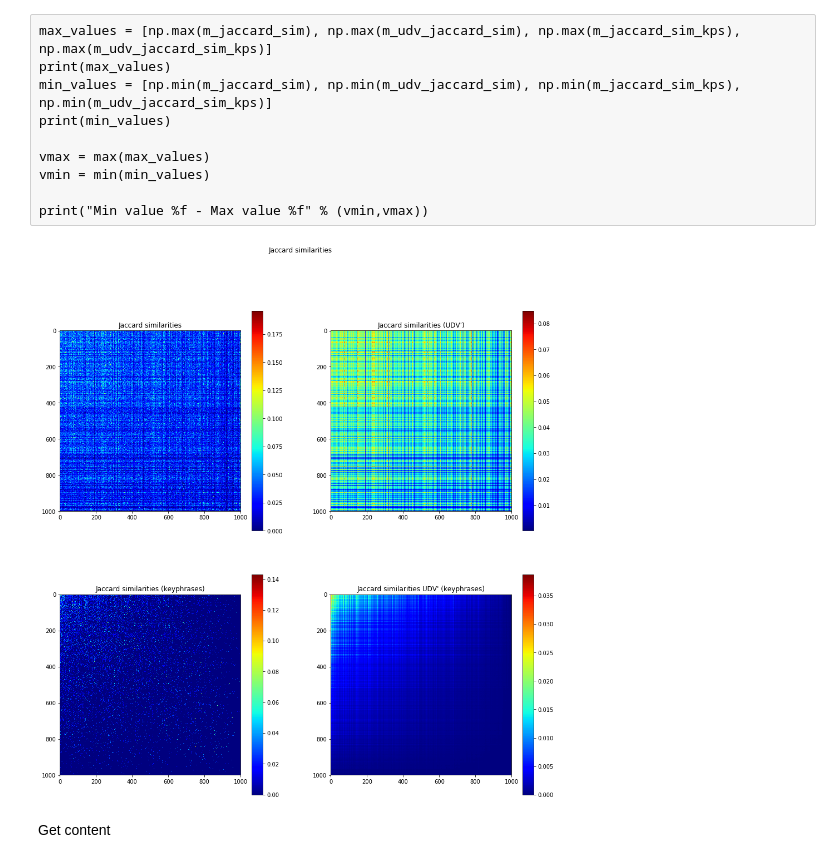
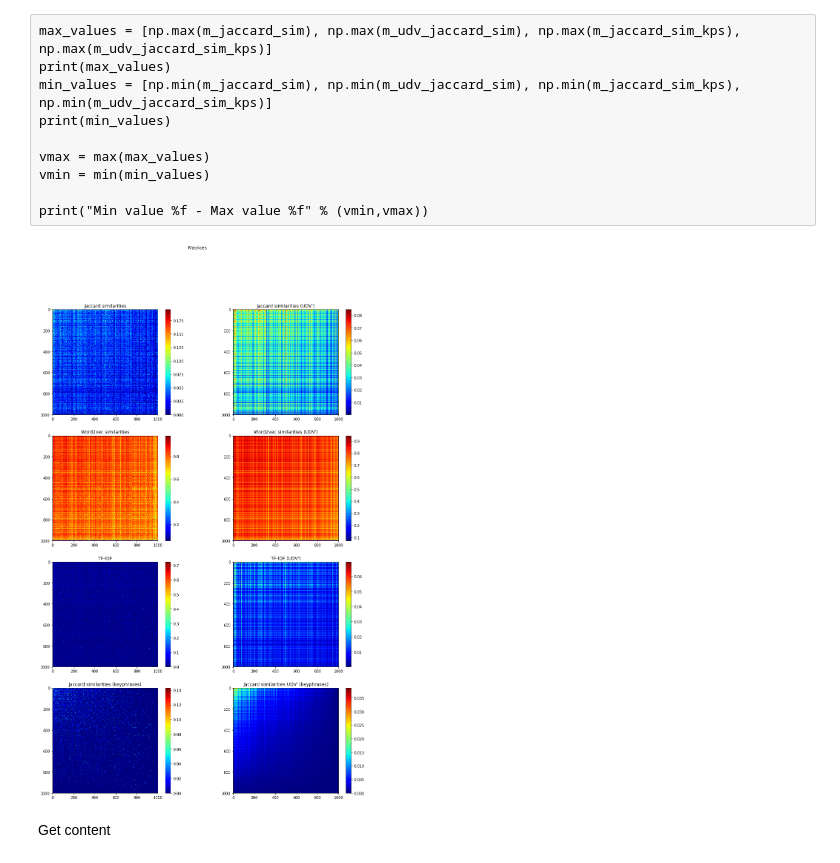
Before and after one commit to sdhdez/article-similarity, a Jupyter notebook: notebooks/measures/03a-load-matrices-bow-bok.ipynb, the cells around one changed output. Cells and saved outputs as stored; diff of their text form; code cells hidden in the pictures.

```diff
--- a/notebooks/measures/03a-load-matrices-bow-bok.ipynb
+++ b/notebooks/measures/03a-load-matrices-bow-bok.ipynb
@@ -94,0 +99,4 @@ print(m_udv_jaccard_sim_kps)
+# %%
+docs_samples_tf_idf_udv_path = get_relative_path(data_path, DOCS_SAMPLES_TF_IDF_UDV)
+m_udv_tf_idf = load_pickle(docs_samples_tf_idf_udv_path)
+print(m_udv_tf_idf)
@@ -94,0 +111,4 @@ print(m_udv_jaccard_sim_kps)
+# %%
+docs_samples_word2vec_sim_path = get_relative_path(data_path, DOCS_SAMPLES_WORD2VEC_SIM)
+m_word2vec_sim = load_pickle(docs_samples_word2vec_sim_path)
+print(m_word2vec_sim)
@@ -94,0 +123,4 @@ print(m_udv_jaccard_sim_kps)
+# %%
+docs_samples_word2vec_sim_udv_path = get_relative_path(data_path, DOCS_SAMPLES_WORD2VEC_SIM_UDV)
+m_udv_word2vec_sim = load_pickle(docs_samples_word2vec_sim_udv_path)
+print(m_udv_word2vec_sim)
@@ -110,6 +150,12 @@ m_jaccard_sim = m_jaccard_sim[ordered_indices_m,:][:,ordered_indices_n]
 m_udv_jaccard_sim = m_udv_jaccard_sim[ordered_indices_m,:][:,ordered_indices_n]
 m_jaccard_sim_kps = m_jaccard_sim_kps[ordered_indices_m,:][:,ordered_indices_n]
 m_udv_jaccard_sim_kps = m_udv_jaccard_sim_kps[ordered_indices_m,:][:,ordered_indices_n]
+
+m_tf_idf = m_tf_idf[ordered_indices_m,:][:,ordered_indices_n]
+m_udv_tf_idf = m_udv_tf_idf[ordered_indices_m,:][:,ordered_indices_n]
+# Word2vec
+m_word2vec_sim = m_word2vec_sim[ordered_indices_m,:][:,ordered_indices_n]
+m_udv_word2vec_sim = m_udv_word2vec_sim[ordered_indices_m,:][:,ordered_indices_n]
 # %%
 import matplotlib as mpl
 import matplotlib.pyplot as plt
@@ -132,37 +178,58 @@ vmin = min(min_values)
 
 print("Min value %f - Max value %f" % (vmin,vmax))
 # %%
-fig = plt.figure(figsize=(16,16))
-fig.suptitle("Jaccard similarities")
+fig = plt.figure(figsize=(16, 24))
+fig.suptitle("Matrices")
 
 # Words
-ax_jaccard_sim = plt.subplot(2, 2, 1)
+ax_jaccard_sim = plt.subplot(4, 2, 1)
 ax_jaccard_sim.set_title("Jaccard similarities")
 im_jaccard_sim = ax_jaccard_sim.imshow(m_jaccard_sim)
 plt.colorbar(im_jaccard_sim)
 # Reconstructed matrix using the largest singular value.
-ax_jaccard_sim_udv = plt.subplot(2, 2, 2)
+ax_jaccard_sim_udv = plt.subplot(4, 2, 2)
 ax_jaccard_sim_udv.set_title("Jaccard similarities (UDV')")
 im_jaccard_sim_udv = ax_jaccard_sim_udv.imshow(m_udv_jaccard_sim)
 plt.colorbar(im_jaccard_sim_udv)
 
+#Word2vec
+ax_word2vec_sim = plt.subplot(4, 2, 3)
+ax_word2vec_sim.set_title("Word2vec similarities")
+im_word2vec_sim = ax_word2vec_sim.imshow(m_word2vec_sim)
+plt.colorbar(im_word2vec_sim)
+# Reconstructed matrix using the largest singular value.
+ax_word2vec_sim_udv = plt.subplot(4, 2, 4)
+ax_word2vec_sim_udv.set_title("Word2vec similarities (UDV')")
+im_word2vec_sim_udv = ax_word2vec_sim_udv.imshow(m_udv_word2vec_sim)
+plt.colorbar(im_word2vec_sim_udv)
+
+ax_tf_idf = plt.subplot(4, 2, 5)
+ax_tf_idf.set_title("TF-IDF")
+im_tf_idf = ax_tf_idf.imshow(m_tf_idf)
+plt.colorbar(im_tf_idf)
+# Reconstructed matrix using the largest singular value.
+ax_tf_idf_udv = plt.subplot(4, 2, 6)
+ax_tf_idf_udv.set_title("TF-IDF (UDV')")
+im_tf_idf_udv = ax_tf_idf_udv.imshow(m_udv_tf_idf)
+plt.colorbar(im_tf_idf_udv)
+
 # Keyphrases
-ax_jaccard_sim_kps = plt.subplot(2, 2, 3)
+ax_jaccard_sim_kps = plt.subplot(4, 2, 7)
 ax_jaccard_sim_kps.set_title("Jaccard similarities (keyphrases)")
 im_jaccard_sim_kps = ax_jaccard_sim_kps.imshow(m_jaccard_sim_kps)
 plt.colorbar(im_jaccard_sim_kps)
 # Reconstructed matrix using the largest singular value.
-ax_jaccard_sim_udv_kps = plt.subplot(2, 2, 4)
+ax_jaccard_sim_udv_kps = plt.subplot(4, 2, 8)
 ax_jaccard_sim_udv_kps.set_title("Jaccard similarities UDV' (keyphrases)")
 im_jaccard_sim_udv_kps = ax_jaccard_sim_udv_kps.imshow(m_udv_jaccard_sim_kps)
 plt.colorbar(im_jaccard_sim_udv_kps)
 
 # l b w h
 # cax = plt.axes([0.98, 0.1, 0.05, 0.8])
 # plt.colorbar(im_jaccard_sim, cax=cax)
 plt.show()
 # %% [output]
-[figure, old version]
+[figure, new version]
 # %% [markdown]
 Get content
 # %%
```
Also changed, not shown: parts of 7 cells of this notebook, 3 other files.
